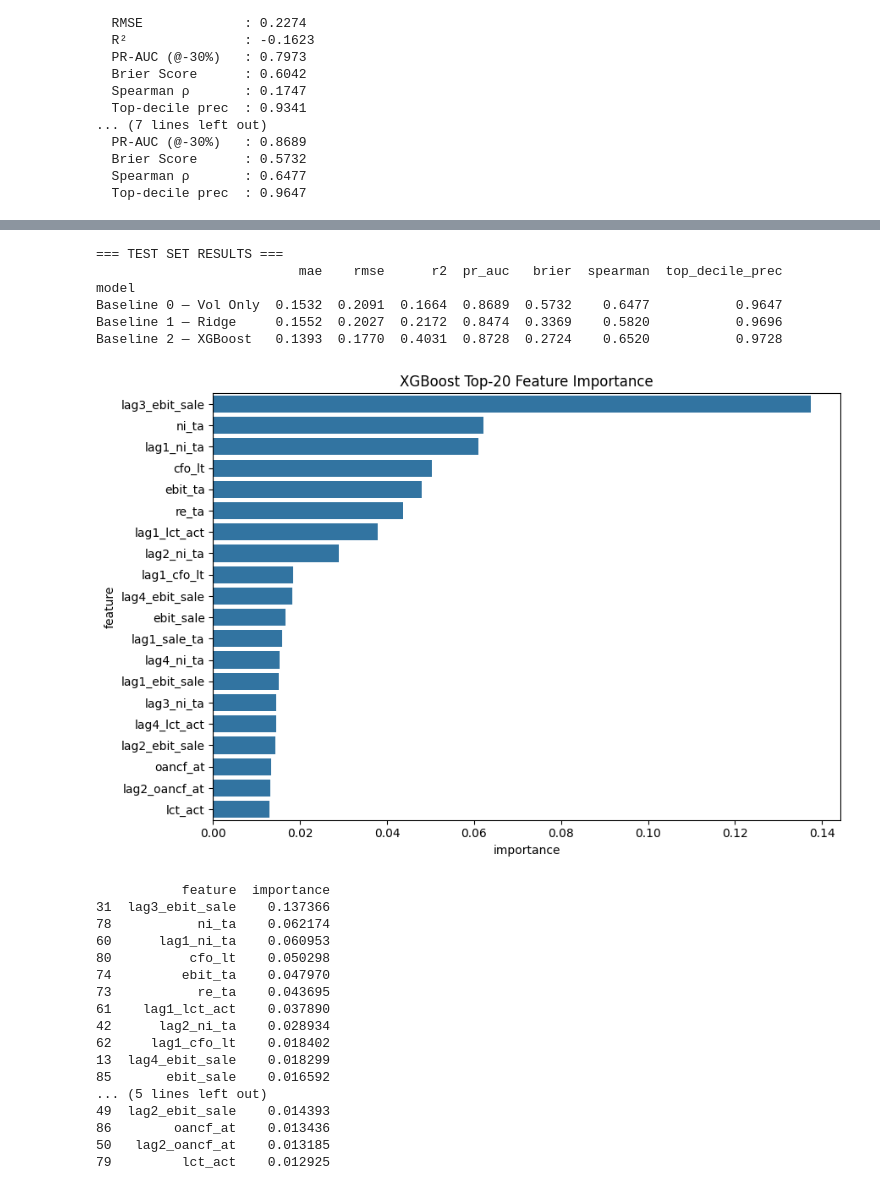
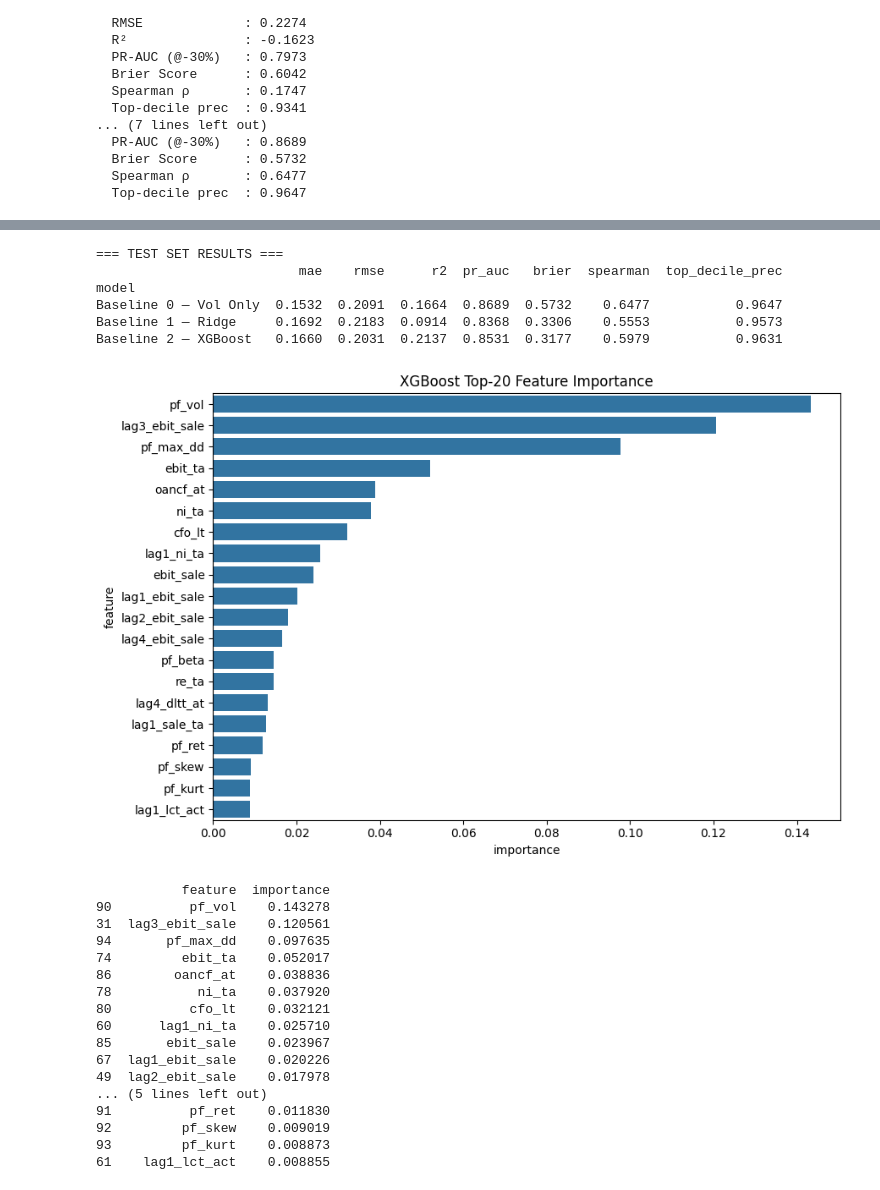
Before and after one commit to jmakk123/MLII-Final, a Jupyter notebook: 02_baselines.ipynb, the cells around one changed output, grey strips where cells are left out. Saved outputs shown, nothing was run; the diff lists cells and outputs as text; code cells hidden in the pictures.

Commit message:
Update baselines with full 97-feature matrix (90 financial + 7 price)

```diff
--- a/02_baselines.ipynb
+++ b/02_baselines.ipynb
@@ -353,0 +441,33 @@ Any NaN: False
+# %%
+# Z-score price features within fyear using train fold only
+price_df = pd.DataFrame(price_features, columns=PRICE_COLS)
+price_df['fyear'] = anchors['fyear'].values
+
+# Compute train-fold means and stds per fyear
+train_mask_temp = np.isin(anchors['fyear'].values, TRAIN_YEARS)
+
+price_stats = (price_df[train_mask_temp]
+               .groupby('fyear')[PRICE_COLS]
+               .agg(['mean','std']))
+
+def zscore_price(df):
+    out = df.copy()
+    for col in PRICE_COLS:
+        yr = df['fyear']
+        means = yr.map(price_stats[col]['mean'])
+        stds  = yr.map(price_stats[col]['std'])
+        out[col] = (df[col] - means) / (stds + 1e-8)
+    return out
+
+price_df_scaled = zscore_price(price_df)
+
+# Fill NaN with 0 (z-score mean)
+price_df_scaled[PRICE_COLS] = price_df_scaled[PRICE_COLS].fillna(0)
+
+# Concatenate with financial features → 97-wide matrix
+X_full = np.concatenate([feat_matrix, price_df_scaled[PRICE_COLS].values], axis=1)
+all_cols = feat_cols + PRICE_COLS
+
+print(f"Final feature matrix: {X_full.shape}")
+print(f"Expected: ({len(anchors)}, 97)")
+print(f"Any NaN: {np.isnan(X_full).any()}")
@@ -354,5 +478,5 @@ Any NaN: False
 # %%
-X     = feat_matrix
+X     = X_full
 y     = anchors['drawdown'].values
 y_bin = anchors['dd_binary'].values
 vol   = anchors['trail_vol'].values
@@ -550,46 +674,46 @@ Best params: {'max_depth': 4, 'learning_rate': 0.1, 'n_estimators': 100, 'subsam
 # %%
 # Summary table — test set only
 summary = pd.DataFrame([r for r in results if 'Test' in r['model']])
 summary['model'] = summary['model'].str.replace(' \(Test\)', '', regex=True)
 summary = summary.set_index('model')
 print("\n=== TEST SET RESULTS ===")
 print(summary.round(4).to_string())
 
-# Feature importance
+# Feature importance — use all_cols (97 wide)
 importances = best_model.feature_importances_
-feat_df = pd.DataFrame({'feature': feat_cols, 'importance': importances})
+feat_df = pd.DataFrame({'feature': all_cols, 'importance': importances})
 feat_df = feat_df.sort_values('importance', ascending=False).head(20)
 
 plt.figure(figsize=(9, 6))
 sns.barplot(data=feat_df, x='importance', y='feature')
 plt.title('XGBoost Top-20 Feature Importance')
 plt.tight_layout()
 plt.savefig(f'{PATH}/feature_importance.png', dpi=150)
 plt.show()
 print(feat_df.to_string())
 # %% [output]
 === TEST SET RESULTS ===
                           mae    rmse      r2  pr_auc   brier  spearman  top_decile_prec
 model
 Baseline 0 — Vol Only  0.1532  0.2091  0.1664  0.8689  0.5732    0.6477           0.9647
-Baseline 1 — Ridge     0.1552  0.2027  0.2172  0.8474  0.3369    0.5820           0.9696
-Baseline 2 — XGBoost   0.1393  0.1770  0.4031  0.8728  0.2724    0.6520           0.9728
+Baseline 1 — Ridge     0.1692  0.2183  0.0914  0.8368  0.3306    0.5553           0.9573
+Baseline 2 — XGBoost   0.1660  0.2031  0.2137  0.8531  0.3177    0.5979           0.9631
-[figure, old version]
+[figure, new version]
            feature  importance
-31  lag3_ebit_sale    0.137366
-78           ni_ta    0.062174
-60      lag1_ni_ta    0.060953
-80          cfo_lt    0.050298
-74         ebit_ta    0.047970
-73           re_ta    0.043695
-61    lag1_lct_act    0.037890
-42      lag2_ni_ta    0.028934
-62     lag1_cfo_lt    0.018402
-13  lag4_ebit_sale    0.018299
-85       ebit_sale    0.016592
+90          pf_vol    0.143278
+31  lag3_ebit_sale    0.120561
+94       pf_max_dd    0.097635
+74         ebit_ta    0.052017
+86        oancf_at    0.038836
+78           ni_ta    0.037920
+80          cfo_lt    0.032121
+60      lag1_ni_ta    0.025710
+85       ebit_sale    0.023967
+67  lag1_ebit_sale    0.020226
+49  lag2_ebit_sale    0.017978
 ... (5 lines left out)
-49  lag2_ebit_sale    0.014393
-86        oancf_at    0.013436
-50   lag2_oancf_at    0.013185
-79         lct_act    0.012925
+91          pf_ret    0.011830
+92         pf_skew    0.009019
+93         pf_kurt    0.008873
+61    lag1_lct_act    0.008855
 # %%
```
Also changed, not shown: parts of 6 cells of this notebook.
